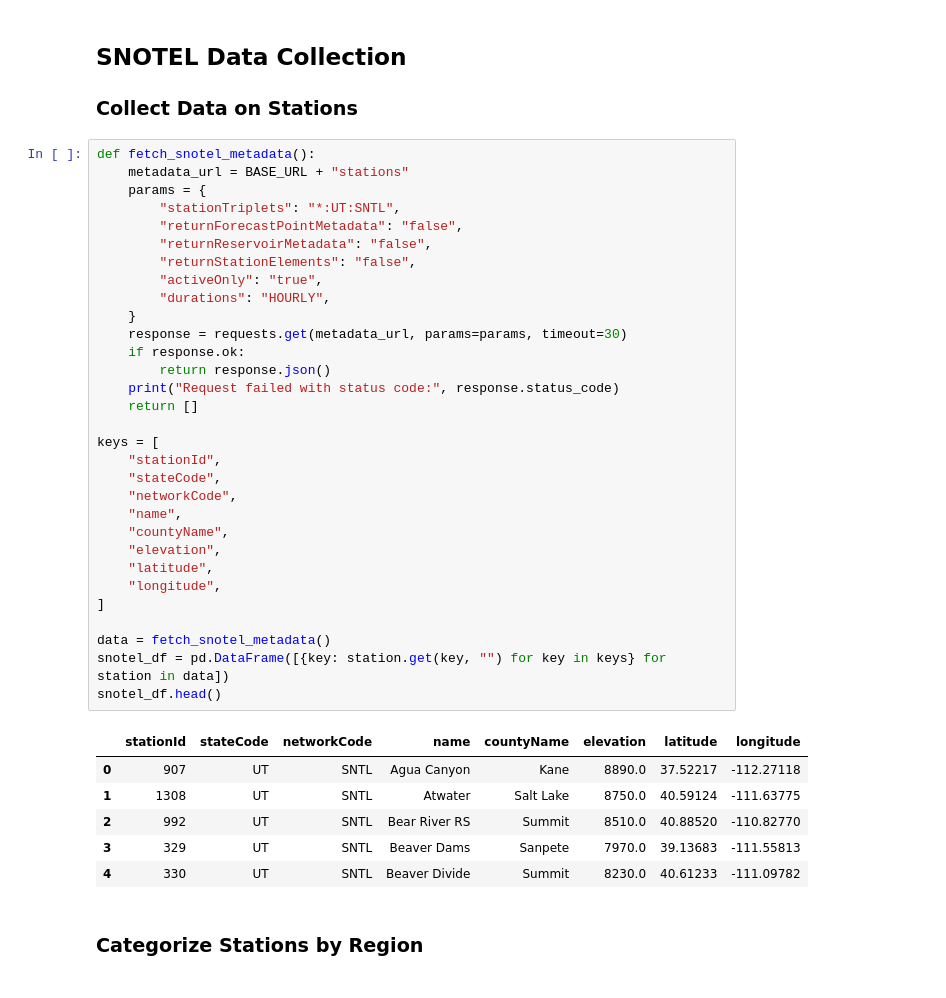
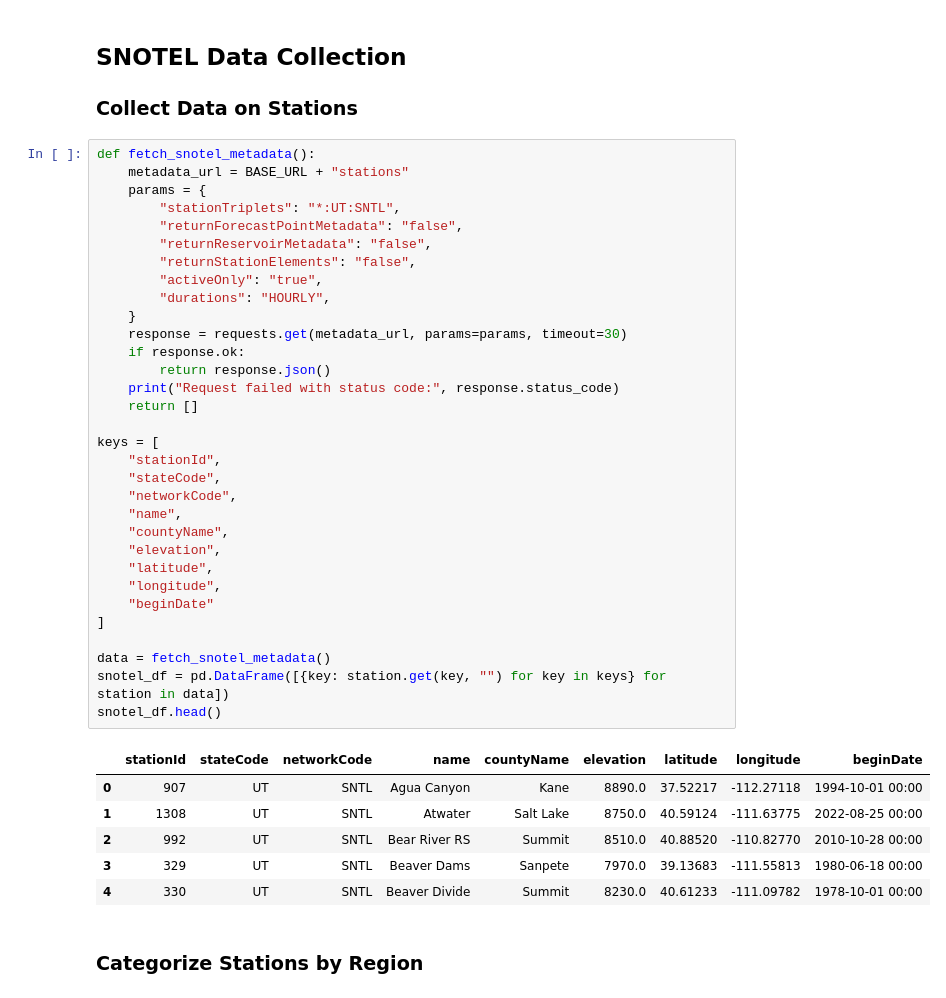
Before and after one commit to dallinmoore/avalanche-forecasting, a Jupyter notebook: main_notebook.ipynb, the cells around one changed output. Drawn from its saved outputs; the diff is of its cells as text.

```diff
--- a/main_notebook.ipynb
+++ b/main_notebook.ipynb
@@ -40,39 +40,40 @@ def fetch_snotel_metadata():
     metadata_url = BASE_URL + "stations"
     params = {
         "stationTriplets": "*:UT:SNTL",
         "returnForecastPointMetadata": "false",
         "returnReservoirMetadata": "false",
         "returnStationElements": "false",
         "activeOnly": "true",
         "durations": "HOURLY",
     }
     response = requests.get(metadata_url, params=params, timeout=30)
     if response.ok:
         return response.json()
     print("Request failed with status code:", response.status_code)
     return []
 
 keys = [
     "stationId",
     "stateCode",
     "networkCode",
     "name",
     "countyName",
     "elevation",
     "latitude",
     "longitude",
+    "beginDate"
 ]
 
 data = fetch_snotel_metadata()
 snotel_df = pd.DataFrame([{key: station.get(key, "") for key in keys} for station in data])
 snotel_df.head()
 # %% [output]
-|  | stationId | stateCode | networkCode | name | countyName | elevation | latitude | longitude |
-| 0 | 907 | UT | SNTL | Agua Canyon | Kane | 8890.0 | 37.52217 | -112.27118 |
-| 1 | 1308 | UT | SNTL | Atwater | Salt Lake | 8750.0 | 40.59124 | -111.63775 |
-| 2 | 992 | UT | SNTL | Bear River RS | Summit | 8510.0 | 40.88520 | -110.82770 |
-| 3 | 329 | UT | SNTL | Beaver Dams | Sanpete | 7970.0 | 39.13683 | -111.55813 |
-| 4 | 330 | UT | SNTL | Beaver Divide | Summit | 8230.0 | 40.61233 | -111.09782 |
+|  | stationId | stateCode | networkCode | name | countyName | elevation | latitude | longitude | beginDate |
+| 0 | 907 | UT | SNTL | Agua Canyon | Kane | 8890.0 | 37.52217 | -112.27118 | 1994-10-01 00:00 |
+| 1 | 1308 | UT | SNTL | Atwater | Salt Lake | 8750.0 | 40.59124 | -111.63775 | 2022-08-25 00:00 |
+| 2 | 992 | UT | SNTL | Bear River RS | Summit | 8510.0 | 40.88520 | -110.82770 | 2010-10-28 00:00 |
+| 3 | 329 | UT | SNTL | Beaver Dams | Sanpete | 7970.0 | 39.13683 | -111.55813 | 1980-06-18 00:00 |
+| 4 | 330 | UT | SNTL | Beaver Divide | Summit | 8230.0 | 40.61233 | -111.09782 | 1978-10-01 00:00 |
 # %% [markdown]
 ### Categorize Stations by Region
 # %%
```
Also changed, not shown: parts of 21 cells of this notebook.
